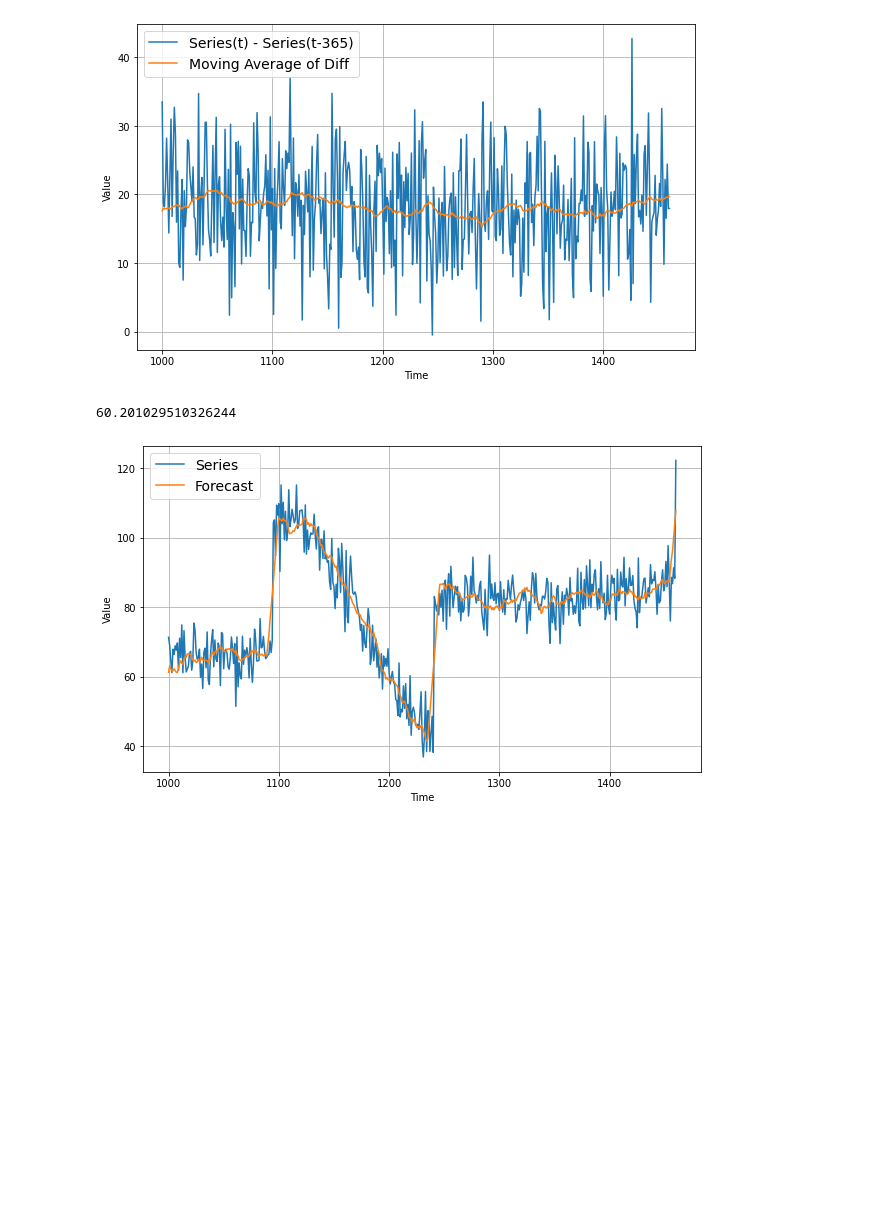
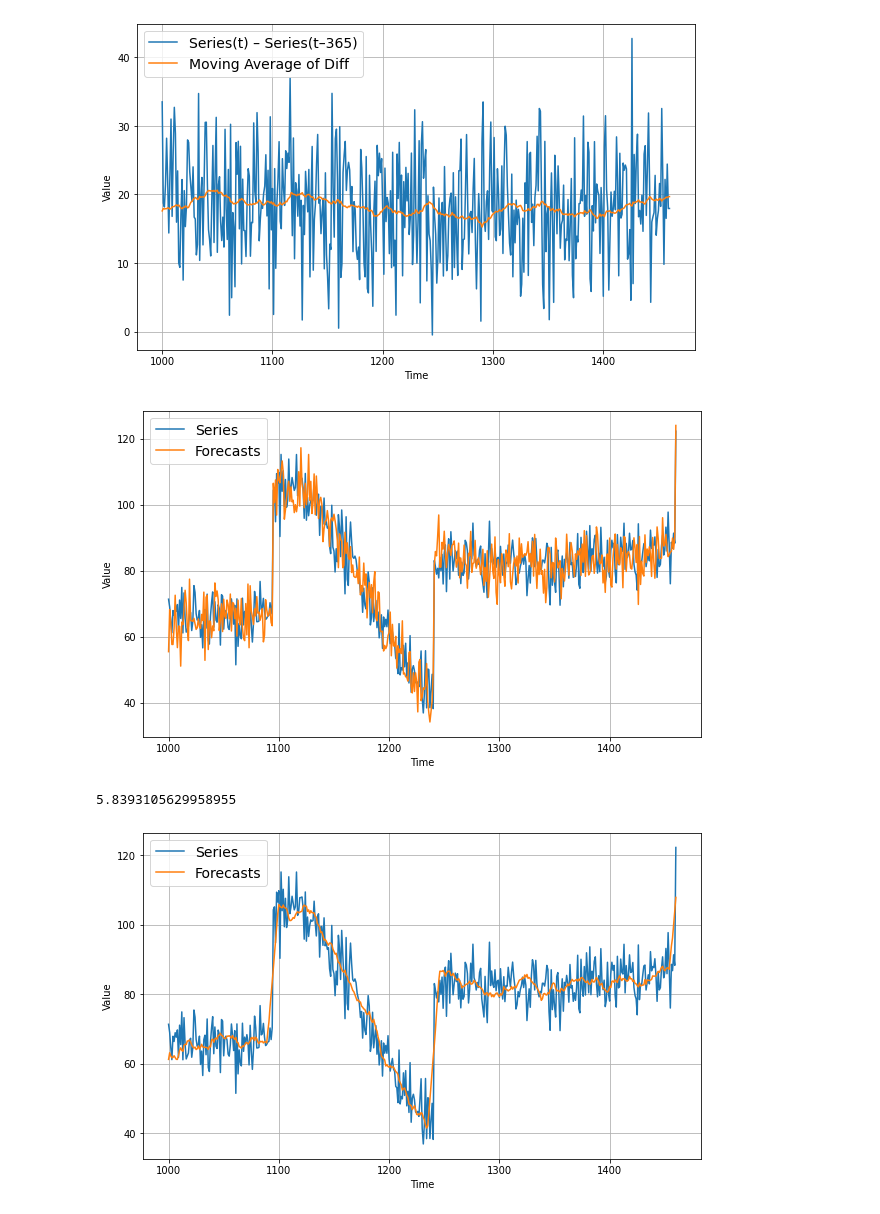
Before and after one commit to adrikosm/Udacity_exercises, a Jupyter notebook: Average_forecast.ipynb, the cells around one changed output. Cells and saved outputs as stored; diff of their text form; code cells hidden in the pictures; blank space fills up the shorter version.

Commit message:
Average forecast

```diff
--- a/Average_forecast.ipynb
+++ b/Average_forecast.ipynb
@@ -23,5 +23,6 @@ def seasonal_pattern(season_time):
 # %%
-def seasonality(time,period,aplitude=1,phase=0):
-  season_time = ((time + phase)% period) / period
-  return aplitude * seasonal_pattern(season_time)
+def seasonality(time, period, amplitude=1, phase=0):
+    """Repeats the same pattern at each period"""
+    season_time = ((time + phase) % period) / period
+    return amplitude * seasonal_pattern(season_time)
 # %%
@@ -31,19 +32,19 @@ def white_noise(time,noise_level=1,seed=None):
 # %%
 # Time and Seasonality
-time = np.arange(4 * 365+1)
+time = np.arange(4 * 365 + 1)
 
 slope = 0.05
 baseline = 10
 amplitude = 40
-series = baseline + trend(time,slope) + seasonality(time,period=365,aplitude=amplitude)
+series = baseline + trend(time, slope) + seasonality(time, period=365, amplitude=amplitude)
 
 noise_level = 5
-noise = white_noise(time,noise_level,seed=42)
+noise = white_noise(time, noise_level, seed=42)
 
 series += noise
 
-plt.figure(figsize=(10,6))
-plot_series(time,series)
+plt.figure(figsize=(10, 6))
+plot_series(time, series)
 plt.show()
 # %% [output]
 [figure]
@@ -90,6 +85,9 @@ mae
 # Moving Average
 # %%
 def moving_average_forecast(series, window_size):
+  """Forecasts the mean of the last few values.
+     If window_size=1, then this is equivalent to naive forecast
+     This implementation is *much* faster than the previous one"""
   mov = np.cumsum(series)
   mov[window_size:] = mov[window_size:] - mov[:-window_size]
   return mov[window_size - 1:-1] / window_size
@@ -122,17 +121,25 @@ plt.show()
 # %% [output]
 [figure]
 # %%
-diff_moving_avg_plus_past = moving_average_forecast(diff_series,50)[split_time - 365 - 50:]
+diff_moving_avg = moving_average_forecast(diff_series, 50)[split_time - 365 - 50:]
 
-plt.figure(figsize=(10,6))
-
-plot_series(time_valid,diff_series[split_time - 365:],label='Series(t) - Series(t-365)')
-plot_series(time_valid,diff_moving_avg_plus_past,label='Moving Average of Diff')
+plt.figure(figsize=(10, 6))
+plot_series(time_valid, diff_series[split_time - 365:], label="Series(t) – Series(t–365)")
+plot_series(time_valid, diff_moving_avg, label="Moving Average of Diff")
 plt.show()
 # %% [output]
 [figure]
+# %%
+diff_moving_avg_plus_past = series[split_time - 365:-365] + diff_moving_avg
+
+plt.figure(figsize=(10, 6))
+plot_series(time_valid, x_valid, label="Series")
+plot_series(time_valid, diff_moving_avg_plus_past, label="Forecasts")
+plt.show()
+# %% [output]
+[figure, added]
 # %%
-keras.metrics.mean_absolute_error(x_valid,diff_moving_avg_plus_past).numpy()
+keras.metrics.mean_absolute_error(x_valid, diff_moving_avg_plus_past).numpy()
 # %% [output]
-60.201029510326244
+5.8393105629958955
 # %%
```
Also changed, not shown: parts of 12 cells of this notebook, 1 other file.
